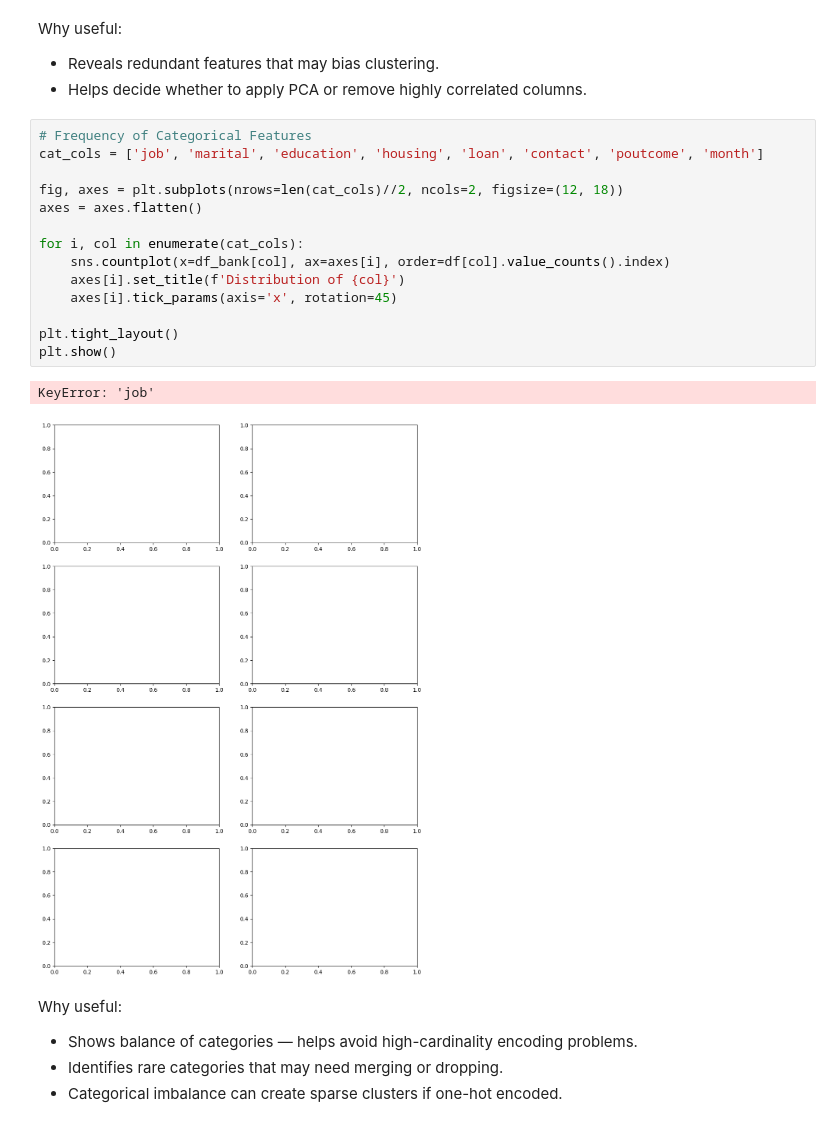
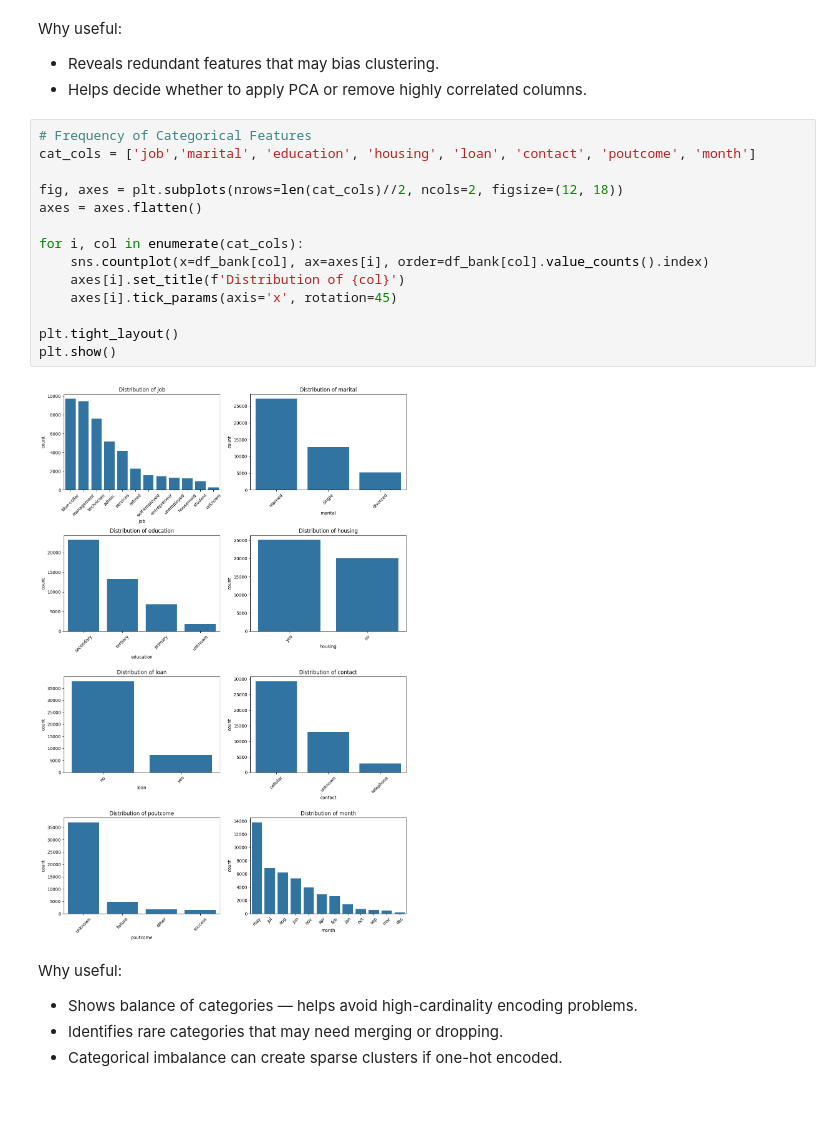
Before and after one commit to vatslgoswami/IML_A2, a Jupyter notebook: clustering.ipynb, the cells around one changed output. Saved outputs shown, nothing was run; the diff lists cells and outputs as text.

```diff
--- a/clustering.ipynb
+++ b/clustering.ipynb
@@ -1038,21 +1037,20 @@ Why useful:
    - Helps decide whether to apply PCA or remove highly correlated columns.
 # %%
 # Frequency of Categorical Features
-cat_cols = ['job', 'marital', 'education', 'housing', 'loan', 'contact', 'poutcome', 'month']
+cat_cols = ['job','marital', 'education', 'housing', 'loan', 'contact', 'poutcome', 'month']
 
 fig, axes = plt.subplots(nrows=len(cat_cols)//2, ncols=2, figsize=(12, 18))
 axes = axes.flatten()
 
 for i, col in enumerate(cat_cols):
-    sns.countplot(x=df_bank[col], ax=axes[i], order=df[col].value_counts().index)
+    sns.countplot(x=df_bank[col], ax=axes[i], order=df_bank[col].value_counts().index)
     axes[i].set_title(f'Distribution of {col}')
     axes[i].tick_params(axis='x', rotation=45)
 
 plt.tight_layout()
 plt.show()
 # %% [output]
-KeyError: 'job'
-[figure, old version]
+[figure, new version]
 # %% [markdown]
 Why useful:
    - Shows balance of categories — helps avoid high-cardinality encoding problems.
```
Also changed, not shown: parts of 55 cells of this notebook.
